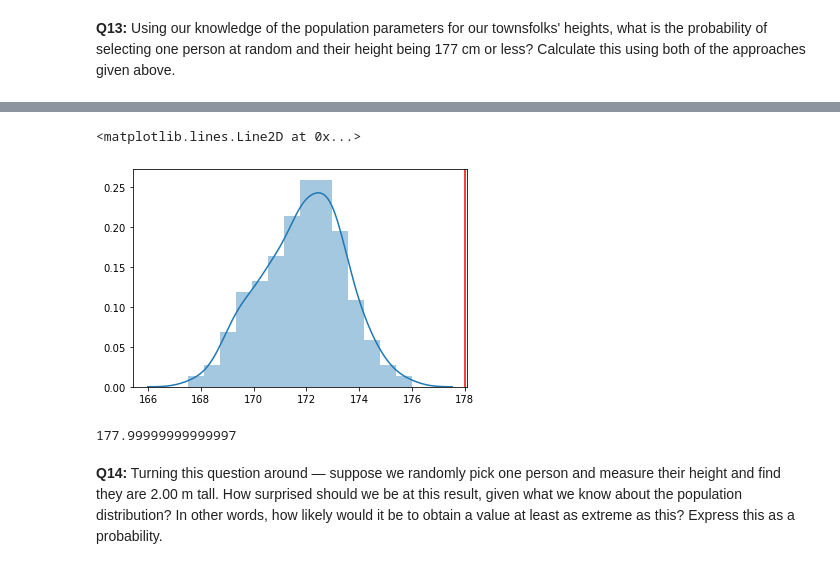
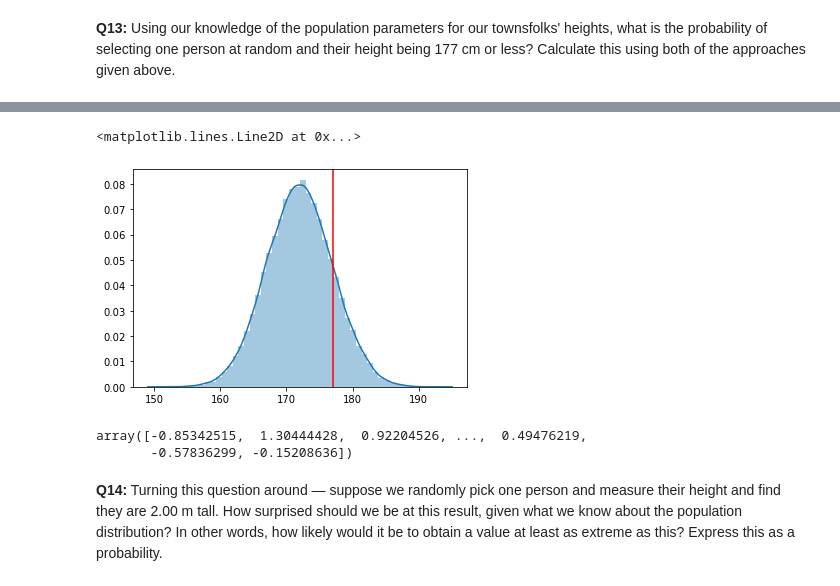
Before and after one commit to shai1esh03/ML-Algorithms-Projects, a Jupyter notebook: Frequentist Case Study/Frequentist Inference Case Study - Part A (3).ipynb, the cells around one changed output, grey strips where cells are left out. Saved outputs shown, nothing was run; the diff lists cells and outputs as text; code cells hidden in the pictures.

```diff
--- a/Frequentist Case Study/Frequentist Inference Case Study - Part A (3).ipynb
+++ b/Frequentist Case Study/Frequentist Inference Case Study - Part A (3).ipynb
@@ -312,14 +343,15 @@ __A:__
 # %%
-sns.distplot(day_samples)
-plt.axvline(177+norm.cdf(177,np.mean(day_samples), np.std(day_samples)), color='r')
+sns.distplot(pop_heights)
+plt.axvline(177, color='r')
 # %% [output]
 <matplotlib.lines.Line2D at 0x...>
-[figure, old version]
+[figure, new version]
-# %%
-177+norm.cdf(177,np.mean(fifty_samples), np.std(fifty_samples))
-#, loc= np.mean(fifty_samples), scale=np.std(fifty_samples))
-# %% [output]
-177.99999999999997
+# %%
+from scipy import stats
+stats.zscore(pop_heights)
+# %% [output]
+array([-0.85342515,  1.30444428,  0.92204526, ...,  0.49476219,
+       -0.57836299, -0.15208636])
 # %% [markdown]
 __Q14:__ Turning this question around — suppose we randomly pick one person and measure their height and find they are 2.00 m tall. How surprised should we be at this result, given what we know about the population distribution? In other words, how likely would it be to obtain a value at least as extreme as this? Express this as a probability.
 # %% [markdown]
```
Also changed, not shown: parts of 10 cells of this notebook.
